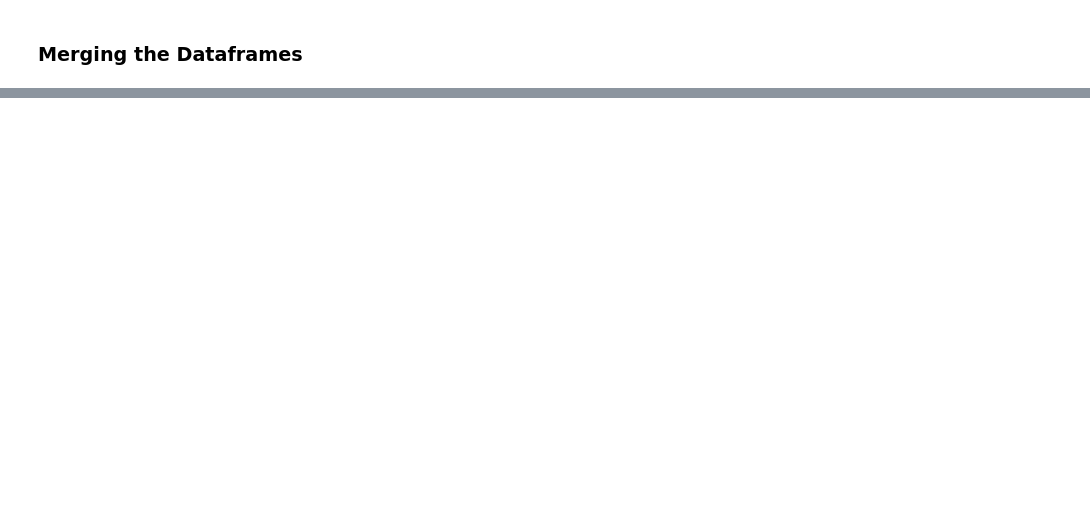
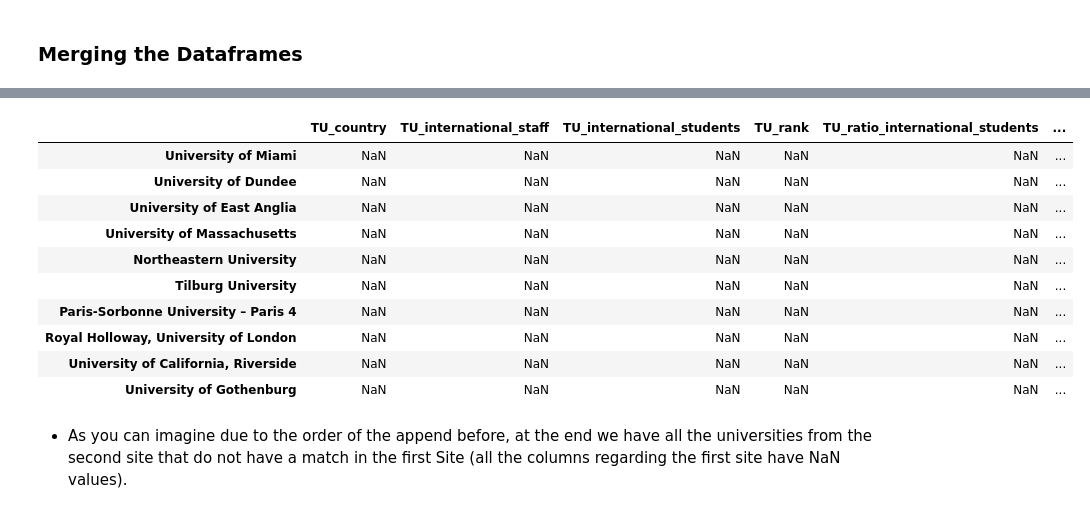
Before and after one commit to christian-5-28/ADA-Sciuto-Smith-Tarantino, a Jupyter notebook: 02 - Data from the Web/Homework 2.ipynb, the cells around one changed output, grey strips where cells are left out. Saved outputs shown, nothing was run; the diff lists cells and outputs as text; code cells hidden in the pictures; blank space fills up the shorter version.

Commit message:
notebook updated with all the part regarding scraping revised

```diff
--- a/02 - Data from the Web/Homework 2.ipynb
+++ b/02 - Data from the Web/Homework 2.ipynb
@@ -526,0 +614,16 @@ tu_df.head()
+# %%
+final_df.tail(10)
+# %% [output]
+|  | TU_country | TU_international_staff | TU_international_students | TU_rank | TU_ratio_international_students | ... |
+| University of Miami | NaN | NaN | NaN | NaN | NaN | ... |
+| University of Dundee | NaN | NaN | NaN | NaN | NaN | ... |
+| University of East Anglia | NaN | NaN | NaN | NaN | NaN | ... |
+| University of Massachusetts | NaN | NaN | NaN | NaN | NaN | ... |
+| Northeastern University | NaN | NaN | NaN | NaN | NaN | ... |
+| Tilburg University | NaN | NaN | NaN | NaN | NaN | ... |
+| Paris-Sorbonne University – Paris 4 | NaN | NaN | NaN | NaN | NaN | ... |
+| Royal Holloway, University of London | NaN | NaN | NaN | NaN | NaN | ... |
+| University of California, Riverside | NaN | NaN | NaN | NaN | NaN | ... |
+| University of Gothenburg | NaN | NaN | NaN | NaN | NaN | ... |
+# %% [markdown]
+- As you can imagine due to the order of the append before, at the end we have all the universities from the second site that do not have a match in the first Site (all the columns regarding the first site have NaN values).
```
Also changed, not shown: parts of 50 cells of this notebook.
